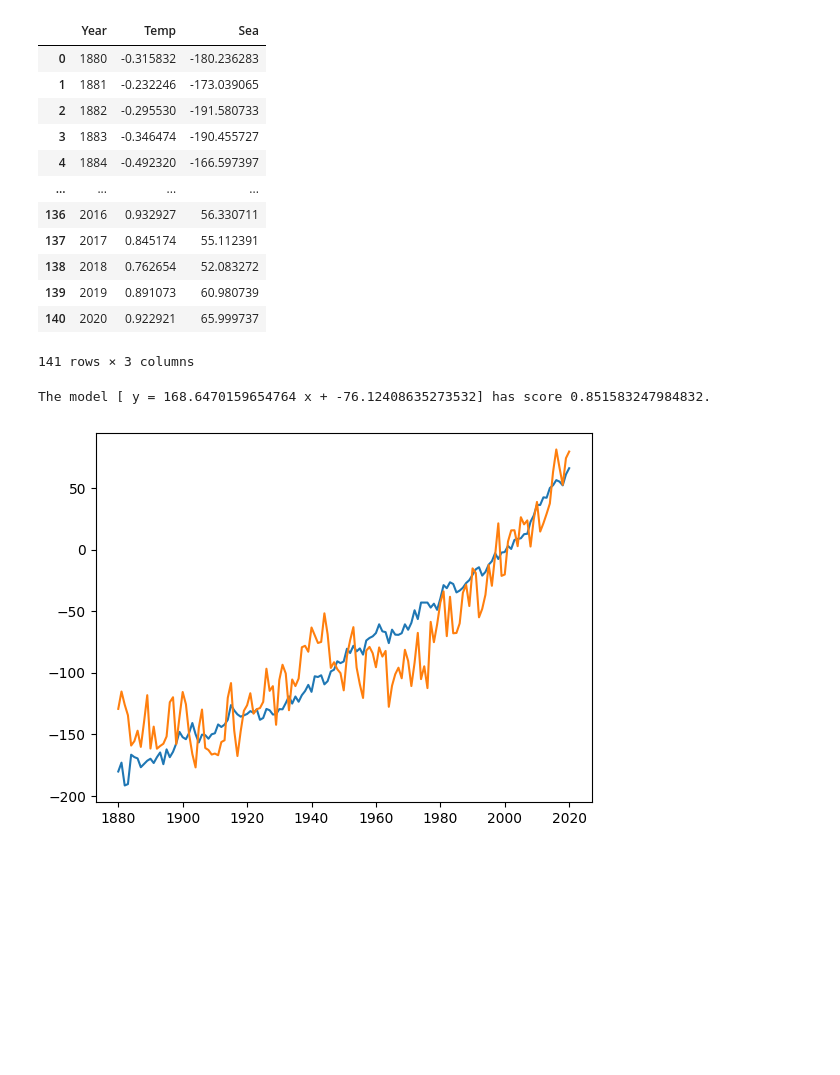
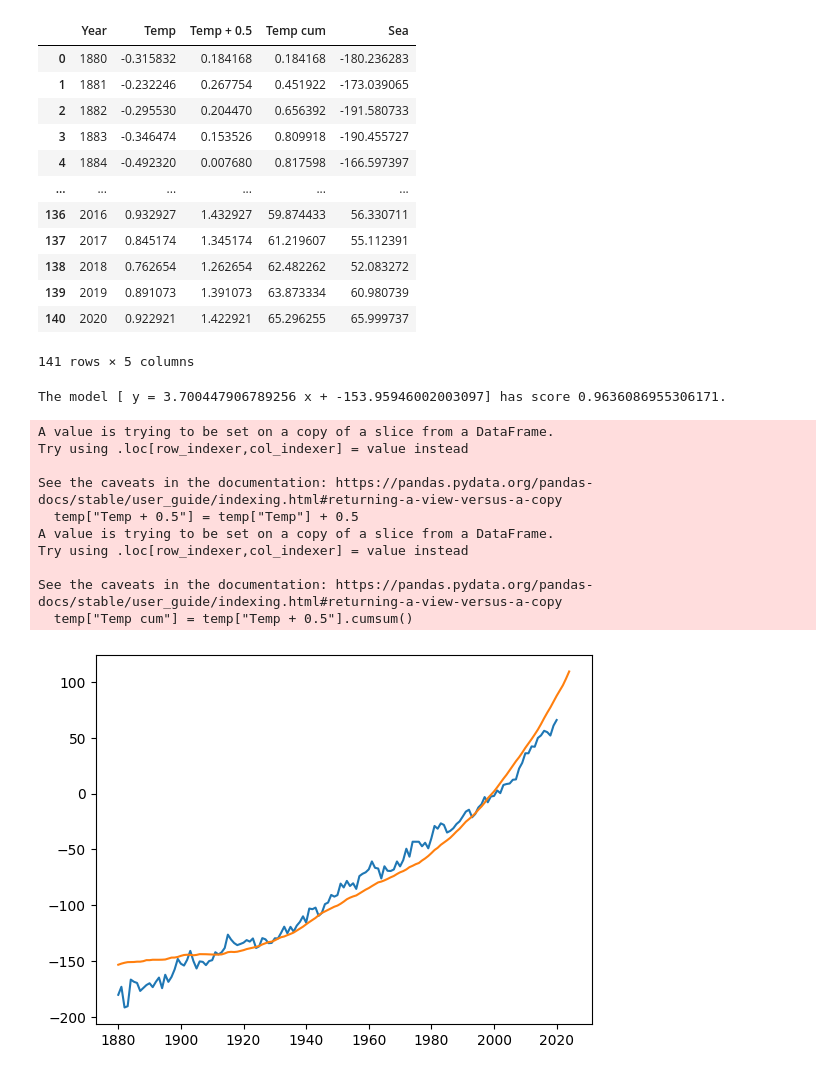
Before and after one commit to MaxCpt/COMP3041, a Jupyter notebook: model/Temp_vs_Sea.ipynb, the cells around one changed output. Cells and saved outputs as stored; diff of their text form; code cells hidden in the pictures; blank space fills up the shorter version.

Commit message:
models now uses dataframe (instead of array) as argument for more flexibility

```diff
--- a/model/Temp_vs_Sea.ipynb
+++ b/model/Temp_vs_Sea.ipynb
@@ -10,28 +10,33 @@ from sklearn import datasets, linear_model
 %matplotlib inline
 # %%
 temp = pd.read_csv(r"../data/Temp.csv")
+temp = temp.loc[temp["Year"] >= 1880]
+temp["Temp + 0.5"] = temp["Temp"] + 0.5
+temp["Temp cum"] = temp["Temp + 0.5"].cumsum()
+
 sea = pd.read_csv(r"../data/Sea.csv")
+sea = sea.loc[sea["Year"] >= 1880]
 
 joint = pd.merge(temp, sea, on='Year', how='inner')
 joint = joint.dropna()
 
 joint
 # %% [output]
-|  | Year | Temp | Sea |
-| 0 | 1880 | -0.315832 | -180.236283 |
-| 1 | 1881 | -0.232246 | -173.039065 |
-| 2 | 1882 | -0.295530 | -191.580733 |
-| 3 | 1883 | -0.346474 | -190.455727 |
-| 4 | 1884 | -0.492320 | -166.597397 |
-| ... | ... | ... | ... |
-| 136 | 2016 | 0.932927 | 56.330711 |
-| 137 | 2017 | 0.845174 | 55.112391 |
-| 138 | 2018 | 0.762654 | 52.083272 |
-| 139 | 2019 | 0.891073 | 60.980739 |
-| 140 | 2020 | 0.922921 | 65.999737 |
+|  | Year | Temp | Temp + 0.5 | Temp cum | Sea |
+| 0 | 1880 | -0.315832 | 0.184168 | 0.184168 | -180.236283 |
+| 1 | 1881 | -0.232246 | 0.267754 | 0.451922 | -173.039065 |
+| 2 | 1882 | -0.295530 | 0.204470 | 0.656392 | -191.580733 |
+| 3 | 1883 | -0.346474 | 0.153526 | 0.809918 | -190.455727 |
+| 4 | 1884 | -0.492320 | 0.007680 | 0.817598 | -166.597397 |
+| ... | ... | ... | ... | ... | ... |
+| 136 | 2016 | 0.932927 | 1.432927 | 59.874433 | 56.330711 |
+| 137 | 2017 | 0.845174 | 1.345174 | 61.219607 | 55.112391 |
+| 138 | 2018 | 0.762654 | 1.262654 | 62.482262 | 52.083272 |
+| 139 | 2019 | 0.891073 | 1.391073 | 63.873334 | 60.980739 |
+| 140 | 2020 | 0.922921 | 1.422921 | 65.296255 | 65.999737 |
-141 rows × 3 columns
+141 rows × 5 columns
 # %%
-temp_array = joint["Temp"].to_numpy().reshape(-1, 1)
+temp_array = joint["Temp cum"].to_numpy().reshape(-1, 1)
 sea_array = joint["Sea"].to_numpy().reshape(-1, 1)
 
 regr = linear_model.LinearRegression(fit_intercept=True)
@@ -39,17 +44,38 @@ model_4 = regr.fit(temp_array, sea_array)
 print(f"The model [ y = {regr.coef_[0][0]} x + {regr.intercept_[0]}] has score " +
       f"{regr.score(temp_array, sea_array)}.")
 # %% [output]
-The model [ y = 168.6470159654764 x + -76.12408635273532] has score 0.851583247984832.
+The model [ y = 3.700447906789256 x + -153.95946002003097] has score 0.9636086955306171.
 # %%
-def temp_to_sea(array):
-    predict_array = model_4.predict(array)
+def temp_to_sea(temp):
+    temp = temp.loc[temp["Year"] >= 1880]
+    temp["Temp + 0.5"] = temp["Temp"] + 0.5
+    temp["Temp cum"] = temp["Temp + 0.5"].cumsum()
+    predict_array = model_4.predict(np.array(temp["Temp cum"]).reshape(-1,1))
 
-    return predict_array
+    sea_predict = pd.DataFrame(
+        {
+            "Year": [t for t in range(1880, temp["Year"].values[-1]+1)],
+            "Sea": [h for h in predict_array],
+        }
+    )
+
+    return sea_predict
 
 # inspect the fit in historical data
-sea_predict = temp_to_sea(joint["Temp"].to_numpy().reshape(-1, 1))
+temp = pd.read_csv(r"../data/Temp.csv")
+sea_predict = temp_to_sea(temp)
 plt.plot(np.asarray(joint["Year"], float), joint["Sea"])
-plt.plot(np.asarray(joint["Year"], float), sea_predict)
+plt.plot(np.asarray(sea_predict["Year"], float), sea_predict["Sea"])
 plt.show()
 # %% [output]
+A value is trying to be set on a copy of a slice from a DataFrame.
+Try using .loc[row_indexer,col_indexer] = value instead
+
+See the caveats in the documentation: https://pandas.pydata.org/pandas-docs/stable/user_guide/indexing.html#returning-a-view-versus-a-copy
+  temp["Temp + 0.5"] = temp["Temp"] + 0.5
+A value is trying to be set on a copy of a slice from a DataFrame.
+Try using .loc[row_indexer,col_indexer] = value instead
+
+See the caveats in the documentation: https://pandas.pydata.org/pandas-docs/stable/user_guide/indexing.html#returning-a-view-versus-a-copy
+  temp["Temp cum"] = temp["Temp + 0.5"].cumsum()
-[figure, old version]
+[figure, new version]
```
Also changed, not shown: 4 other files.
